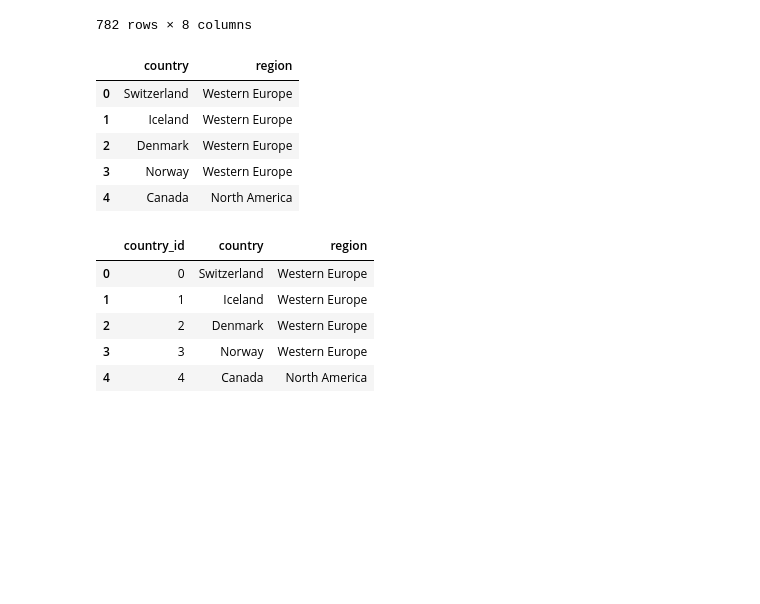
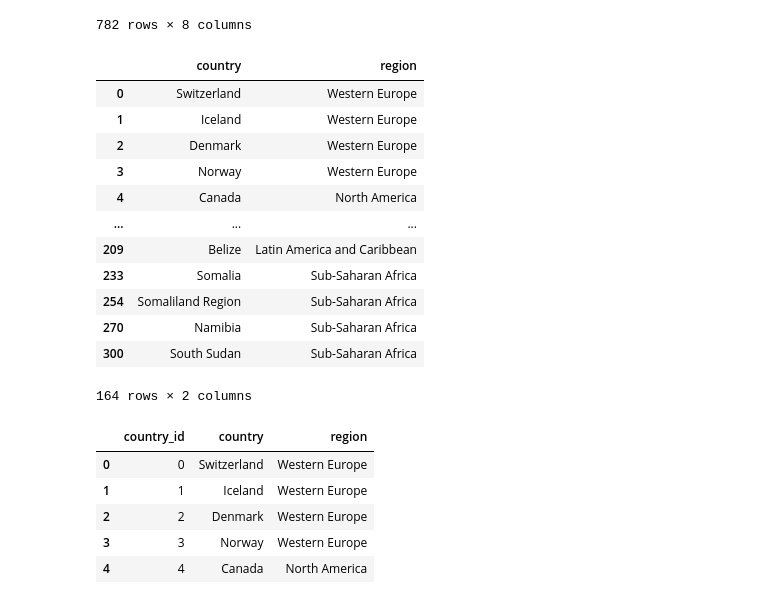
Before and after one commit to meghanmulhern/Happiness-Project-2, a Jupyter notebook: happiness_2020.ipynb, the cells around one changed output. Cells and saved outputs as stored; diff of their text form; code cells hidden in the pictures; blank space fills up the shorter version.

```diff
--- a/happiness_2020.ipynb
+++ b/happiness_2020.ipynb
@@ -183,18 +183,27 @@ country_first = pd.DataFrame(country_data_df_renamed[['Country','Region']])
 country_second = country_first.dropna()
 country = country_second.rename(columns={'Country':'country', 'Region':'region'})
 country.head()
-
+country = country.drop_duplicates()
 
 # null_columns=happiness_data.columns[happiness_data.isnull().any()]
 # happiness_data[null_columns].isnull().sum()
 # print(happiness_data[happiness_data.isnull().any(axis=1)][null_columns].head())
-# %% [output]
-|  | country | region |
-| 0 | Switzerland | Western Europe |
-| 1 | Iceland | Western Europe |
-| 2 | Denmark | Western Europe |
-| 3 | Norway | Western Europe |
-| 4 | Canada | North America |
+# %%
+country
+# %% [output]
+|  | country | region |
+| 0 | Switzerland | Western Europe |
+| 1 | Iceland | Western Europe |
+| 2 | Denmark | Western Europe |
+| 3 | Norway | Western Europe |
+| 4 | Canada | North America |
+| ... | ... | ... |
+| 209 | Belize | Latin America and Caribbean |
+| 233 | Somalia | Sub-Saharan Africa |
+| 254 | Somaliland Region | Sub-Saharan Africa |
+| 270 | Namibia | Sub-Saharan Africa |
+| 300 | South Sudan | Sub-Saharan Africa |
+164 rows × 2 columns
 # %%
 country_index = pd.DataFrame(country.reset_index())
 country_index.head()
```
Also changed, not shown: parts of 5 cells of this notebook, 7 other files.
